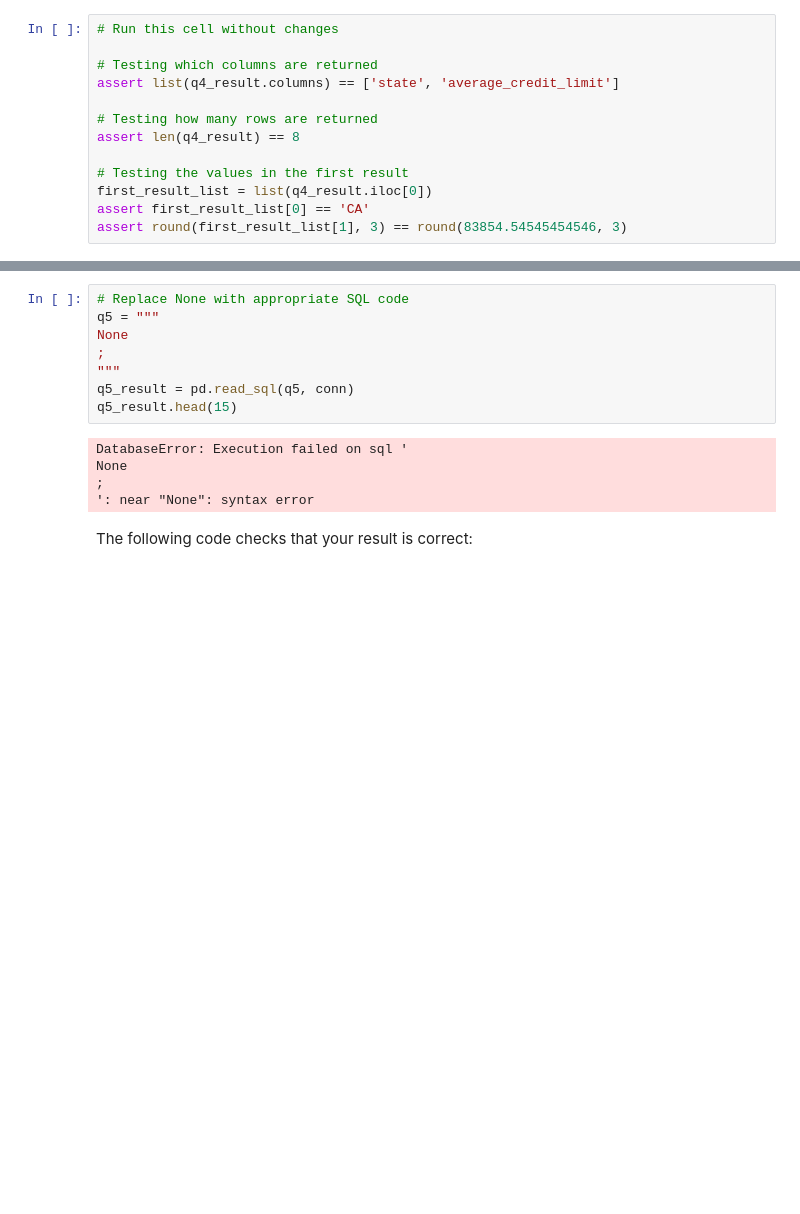
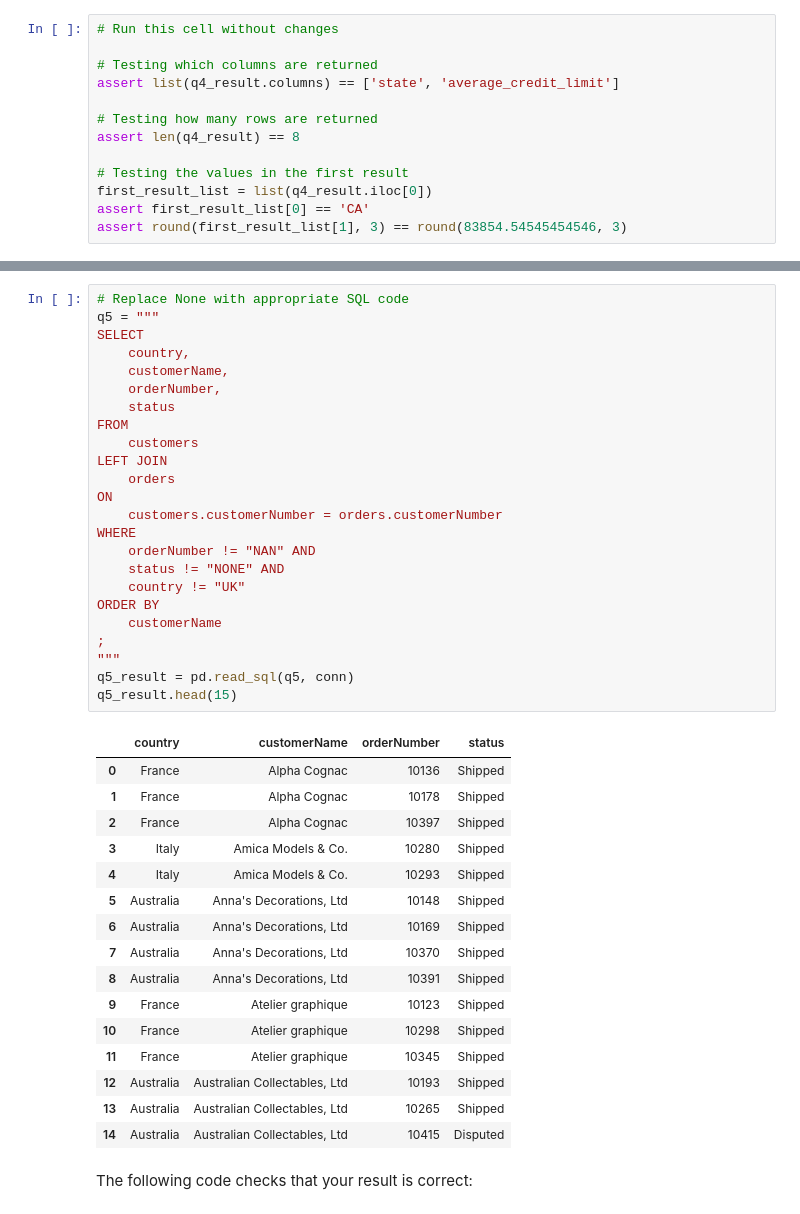
Before and after one commit to asphodelian/SQL-Exploration, a Jupyter notebook: SQL_Lab_Assignment_1.ipynb, the cells around one changed output, grey strips where cells are left out. Saved outputs shown, nothing was run; the diff lists cells and outputs as text; blank space fills up the shorter version.

Commit message:
Figuring out joins

```diff
--- a/SQL_Lab_Assignment_1.ipynb
+++ b/SQL_Lab_Assignment_1.ipynb
@@ -308,16 +308,44 @@ We will only display the first 15 results.
 # %%
 # Replace None with appropriate SQL code
 q5 = """
-None
+SELECT
+    country,
+    customerName,
+    orderNumber,
+    status
+FROM
+    customers
+LEFT JOIN
+    orders
+ON
+    customers.customerNumber = orders.customerNumber
+WHERE
+    orderNumber != "NAN" AND
+    status != "NONE" AND
+    country != "UK"
+ORDER BY
+    customerName
 ;
 """
 q5_result = pd.read_sql(q5, conn)
 q5_result.head(15)
 # %% [output]
-DatabaseError: Execution failed on sql '
-None
-;
-': near "None": syntax error
+|  | country | customerName | orderNumber | status |
+| 0 | France | Alpha Cognac | 10136 | Shipped |
+| 1 | France | Alpha Cognac | 10178 | Shipped |
+| 2 | France | Alpha Cognac | 10397 | Shipped |
+| 3 | Italy | Amica Models & Co. | 10280 | Shipped |
+| 4 | Italy | Amica Models & Co. | 10293 | Shipped |
+| 5 | Australia | Anna's Decorations, Ltd | 10148 | Shipped |
+| 6 | Australia | Anna's Decorations, Ltd | 10169 | Shipped |
+| 7 | Australia | Anna's Decorations, Ltd | 10370 | Shipped |
+| 8 | Australia | Anna's Decorations, Ltd | 10391 | Shipped |
+| 9 | France | Atelier graphique | 10123 | Shipped |
+| 10 | France | Atelier graphique | 10298 | Shipped |
+| 11 | France | Atelier graphique | 10345 | Shipped |
+| 12 | Australia | Australian Collectables, Ltd | 10193 | Shipped |
+| 13 | Australia | Australian Collectables, Ltd | 10265 | Shipped |
+| 14 | Australia | Australian Collectables, Ltd | 10415 | Disputed |
 # %% [markdown]
 The following code checks that your result is correct:
 # %%
```
Also changed, not shown: parts of 1 cell of this notebook.
